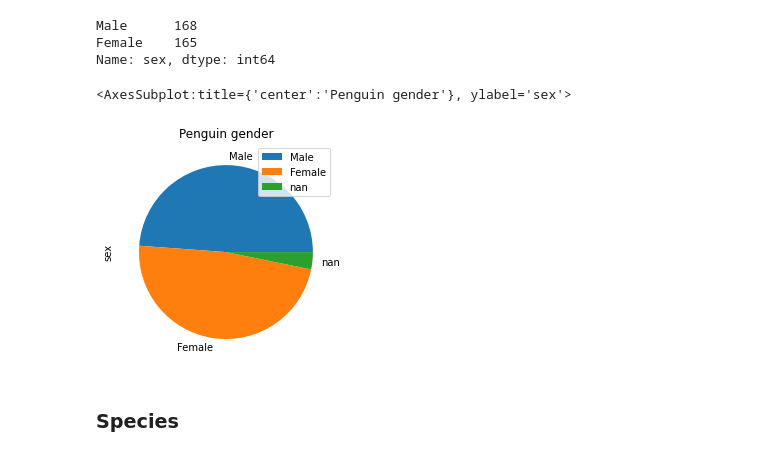
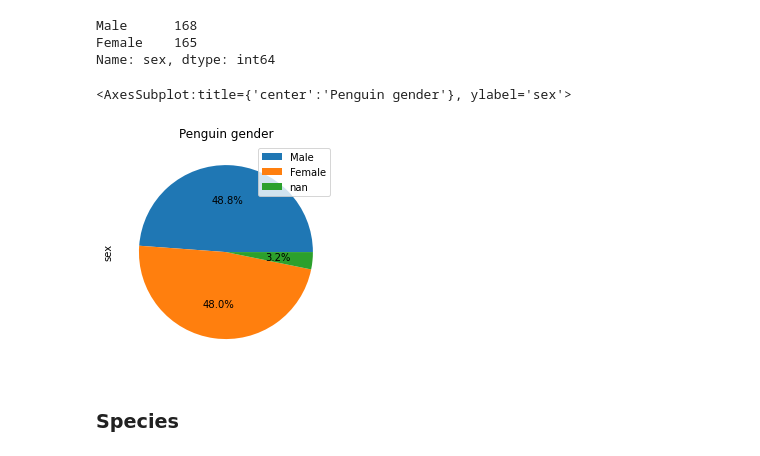
Before and after one commit to yisun2001/Data-Science, a Jupyter notebook: Portfolio.ipynb, the cells around one changed output. Saved outputs shown, nothing was run; the diff lists cells and outputs as text; code cells hidden in the pictures.

```diff
--- a/Portfolio.ipynb
+++ b/Portfolio.ipynb
@@ -55,10 +55,10 @@ Male      168
 Female    165
 Name: sex, dtype: int64
 # %%
-penguins['sex'].value_counts(dropna=False).plot(kind='pie', title='Penguin gender', legend=True)
+penguins['sex'].value_counts(dropna=False).plot(kind='pie', title='Penguin gender', legend=True, labels=None, autopct='%1.1f%%')
 # %% [output]
 <AxesSubplot:title={'center':'Penguin gender'}, ylabel='sex'>
-[figure, old version]
+[figure, new version]
 # %% [markdown]
 ### Species
 # %%
```
Also changed, not shown: parts of 86 cells of this notebook.
